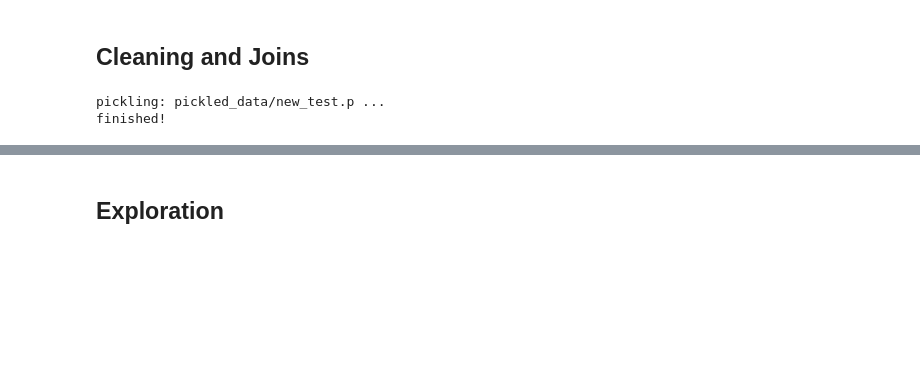
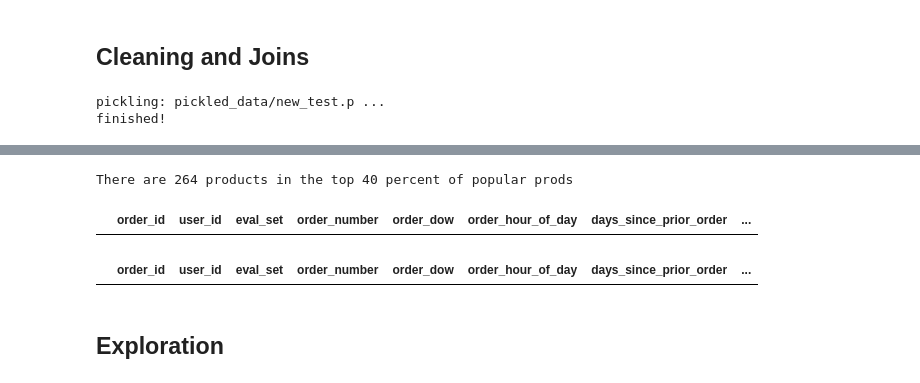
Before and after one commit to matt-negrin/instacart, a Jupyter notebook: scratch.ipynb, the cells around one changed output, grey strips where cells are left out. Cells and saved outputs as stored; diff of their text form; code cells hidden in the pictures; blank space fills up the shorter version.

Commit message:
pipeline work for simple benchmark

```diff
--- a/scratch.ipynb
+++ b/scratch.ipynb
@@ -54,7 +59,7 @@ finished!
 # %% [markdown]
 ## Cleaning and Joins
 # %%
-def frame_cleaners(products=products, aisles=aisles, departments=departments):
+def dimension_frame_cleaners(products=old_products, aisles=aisles, departments=departments):
     products.product_name = products.product_name.str.replace("'", '')
     products.product_name = products.product_name.str.replace(',', '')
     products.product_name = products.product_name.str.replace(' ', '_')
@@ -70,4 +75,4 @@ def frame_cleaners(products=products, aisles=aisles, departments=departments):
 
     return final_products, aisles, departments
 
-new_products, aisles, departments = frame_cleaners()
+products, aisles, departments = dimension_frame_cleaners()
@@ -117,3 +147,45 @@ finished!
+# %%
+def benchmark_model_builder(training_data = train_df, perc_of_prods = 30):
+
+    pop_prods = training_data.groupby(['product_id']).agg({'reordered': np.sum}).reset_index().sort_values(['reordered'], ascending=[False])
+    pop_prods['total'] = pop_prods[['reordered']].values.sum()
+    pop_prods['perc'] = 100*pop_prods['reordered'] / pop_prods['total']
+    pop_prods['cum_sum'] = pop_prods.perc.cumsum()
+    pop_prods = pop_prods[pop_prods.cum_sum < perc_of_prods]
+    list_of_prods = pop_prods.index.tolist()
+    print('There are {} products in the top {} percent of popular prods').format(len(list_of_prods), perc_of_prods)
+    return list_of_prods
+
+def benchmark_model_compiler(valid_or_test, product_list):
+    valid_or_test['predict_flag'] = np.where(valid_or_test['product_id'].isin(product_list), 1, 0)
+    valid_or_test['products'] = valid_or_test['product_id'].astype(str)
+    product_df = valid_or_test.groupby(['order_id','predict_flag'])['products'].apply(lambda x: ' '.join(x)).reset_index()
+    predicted_df = product_df[product_df.predict_flag==1][['order_id', 'products']]
+
+    output_df = valid_or_test.groupby(['order_id'])['user_id'].agg({'user_id': lambda x: max(x)}).reset_index()
+    output_df = output_df.set_index('order_id')
+
+    predicted_df = predicted_df.set_index('order_id')
+
+    output_df = output_df.join(predicted_df, how='left', lsuffix='_tester')
+    output_df = output_df.replace(to_replace=np.nan, value='None').reset_index()[['order_id','products']]
+    output_df.columns = ['order_id', 'products']
+    return df, output_df
+# %%
+list_of_prods = benchmark_model_builder(train_df, 40)
+df, output_df = benchmark_model_compiler(valid_df, list_of_prods)
+# %% [output]
+There are 264 products in the top 40 percent of popular prods
+# %%
+df[df.predict_flag==1]
+# output_df.head()
+# %% [output]
+|  | order_id | user_id | eval_set | order_number | order_dow | order_hour_of_day | days_since_prior_order | ... |
+# %%
+# output_df[output_df.products!='None']
+df[df.predict_flag==1]
+# %% [output]
+|  | order_id | user_id | eval_set | order_number | order_dow | order_hour_of_day | days_since_prior_order | ... |
 # %% [markdown]
 ## Exploration
 # %%
```
Also changed, not shown: parts of 18 cells of this notebook, 1 other file.
